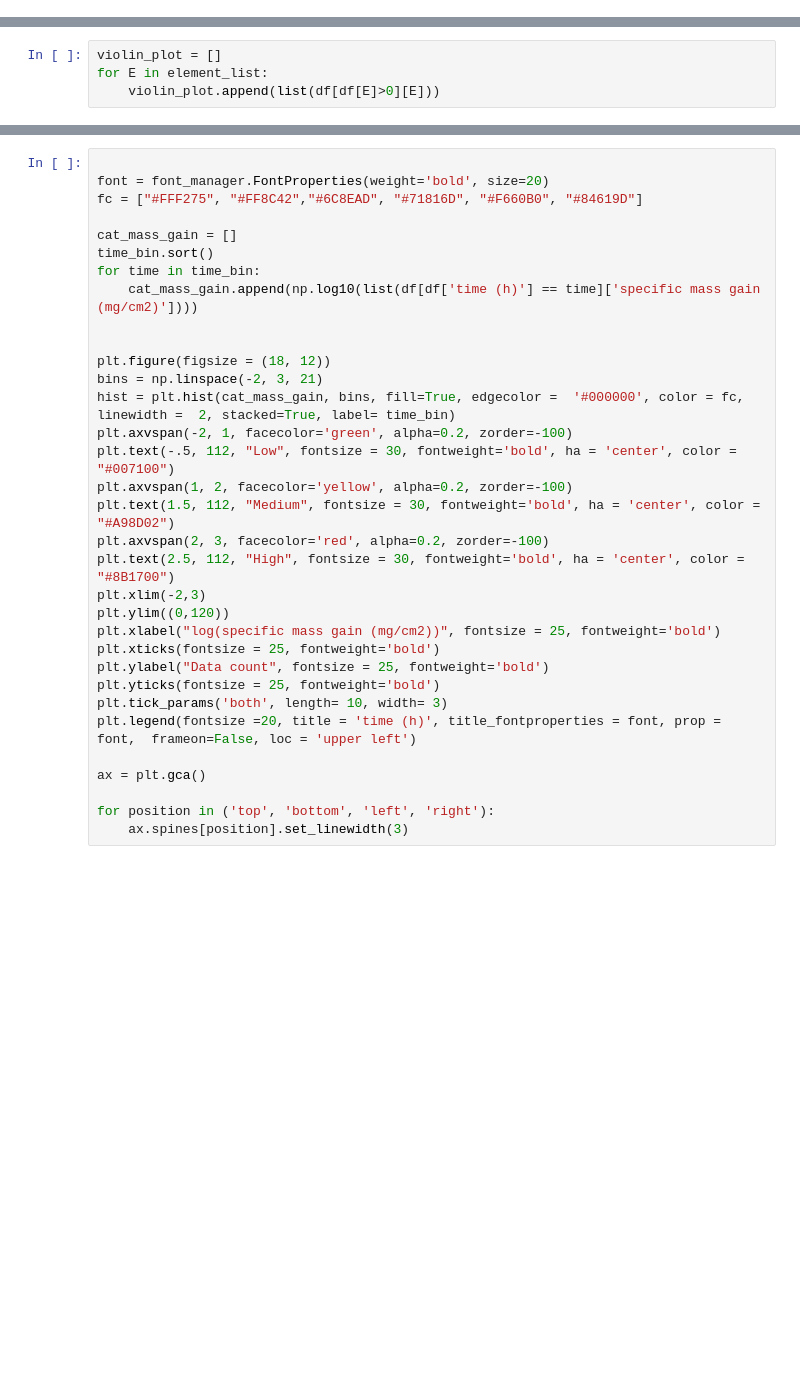
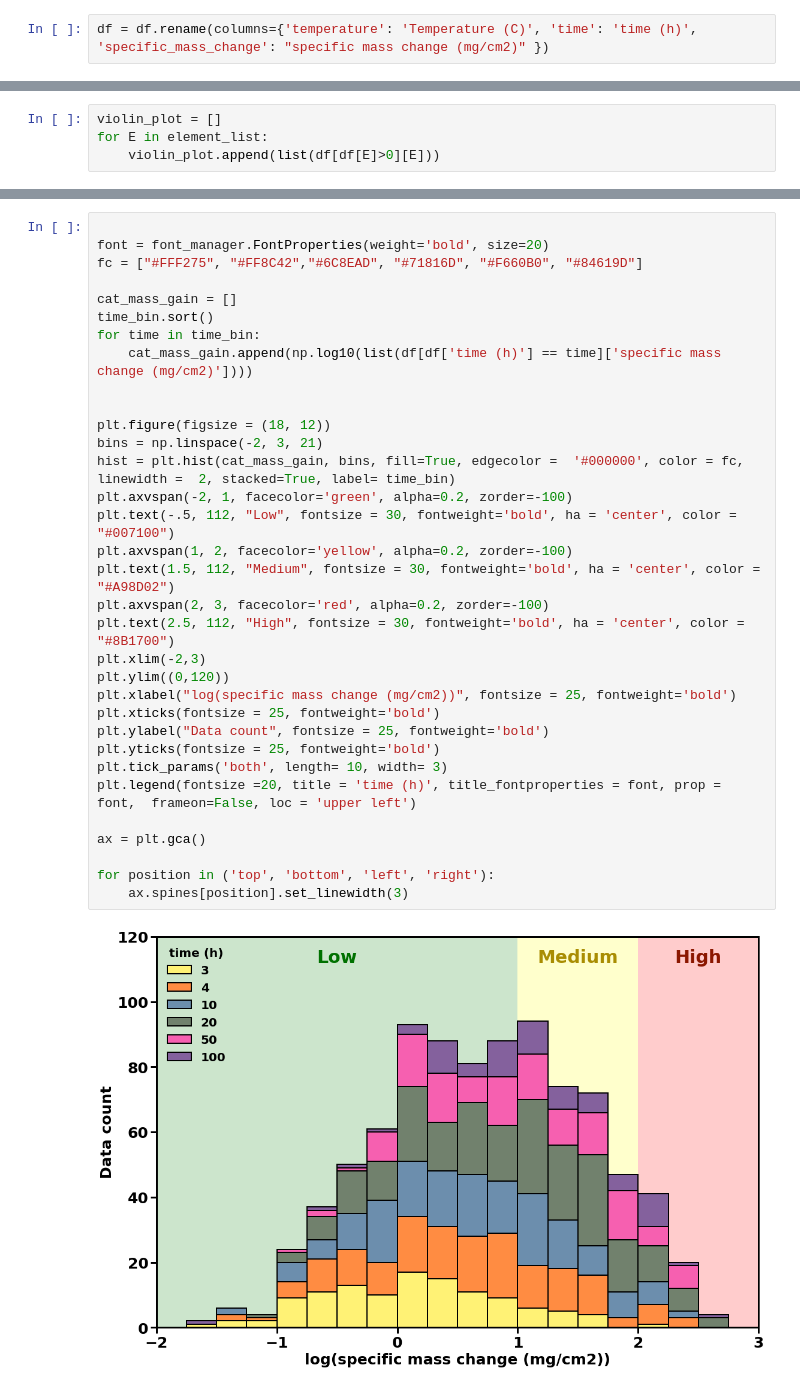
Before and after one commit to Tom-WCL/Dataset-of-oxidation-properties-of-refractory-alloys, a Jupyter notebook: data_analysis.ipynb, the cells around one changed output, grey strips where cells are left out. Saved outputs shown, nothing was run; the diff lists cells and outputs as text; blank space fills up the shorter version.

```diff
--- a/data_analysis.ipynb
+++ b/data_analysis.ipynb
@@ -12,3 +22,5 @@ df.describe()
+# %%
+df = df.rename(columns={'temperature': 'Temperature (C)', 'time': 'time (h)', 'specific_mass_change': "specific mass change (mg/cm2)" })
 # %%
 element_cols = ["Al", "Cr", "Mo", "Nb", "Ta", "Ti", "V", "Zr", "Hf", "Si", "W"]
 comp_df = df.reindex(columns=element_cols).fillna(0.0)
@@ -105,34 +125,36 @@ for position in ('top', 'bottom', 'left', 'right'):
 
 font = font_manager.FontProperties(weight='bold', size=20)
 fc = ["#FFF275", "#FF8C42","#6C8EAD", "#71816D", "#F660B0", "#84619D"]
 
 cat_mass_gain = []
 time_bin.sort()
 for time in time_bin:
-    cat_mass_gain.append(np.log10(list(df[df['time (h)'] == time]['specific mass gain (mg/cm2)'])))
+    cat_mass_gain.append(np.log10(list(df[df['time (h)'] == time]['specific mass change (mg/cm2)'])))
 
 
 plt.figure(figsize = (18, 12))
 bins = np.linspace(-2, 3, 21)
 hist = plt.hist(cat_mass_gain, bins, fill=True, edgecolor =  '#000000', color = fc, linewidth =  2, stacked=True, label= time_bin)
 plt.axvspan(-2, 1, facecolor='green', alpha=0.2, zorder=-100)
 plt.text(-.5, 112, "Low", fontsize = 30, fontweight='bold', ha = 'center', color = "#007100")
 plt.axvspan(1, 2, facecolor='yellow', alpha=0.2, zorder=-100)
 plt.text(1.5, 112, "Medium", fontsize = 30, fontweight='bold', ha = 'center', color = "#A98D02")
 plt.axvspan(2, 3, facecolor='red', alpha=0.2, zorder=-100)
 plt.text(2.5, 112, "High", fontsize = 30, fontweight='bold', ha = 'center', color = "#8B1700")
 plt.xlim(-2,3)
 plt.ylim((0,120))
-plt.xlabel("log(specific mass gain (mg/cm2))", fontsize = 25, fontweight='bold')
+plt.xlabel("log(specific mass change (mg/cm2))", fontsize = 25, fontweight='bold')
 plt.xticks(fontsize = 25, fontweight='bold')
 plt.ylabel("Data count", fontsize = 25, fontweight='bold')
 plt.yticks(fontsize = 25, fontweight='bold')
 plt.tick_params('both', length= 10, width= 3)
 plt.legend(fontsize =20, title = 'time (h)', title_fontproperties = font, prop = font,  frameon=False, loc = 'upper left')
 
 ax = plt.gca()
 
 for position in ('top', 'bottom', 'left', 'right'):
     ax.spines[position].set_linewidth(3)
+# %% [output]
+[figure, added]
 # %%
 plt.figure(figsize = (17.5, 3))
```
Also changed, not shown: parts of 10 cells of this notebook.
